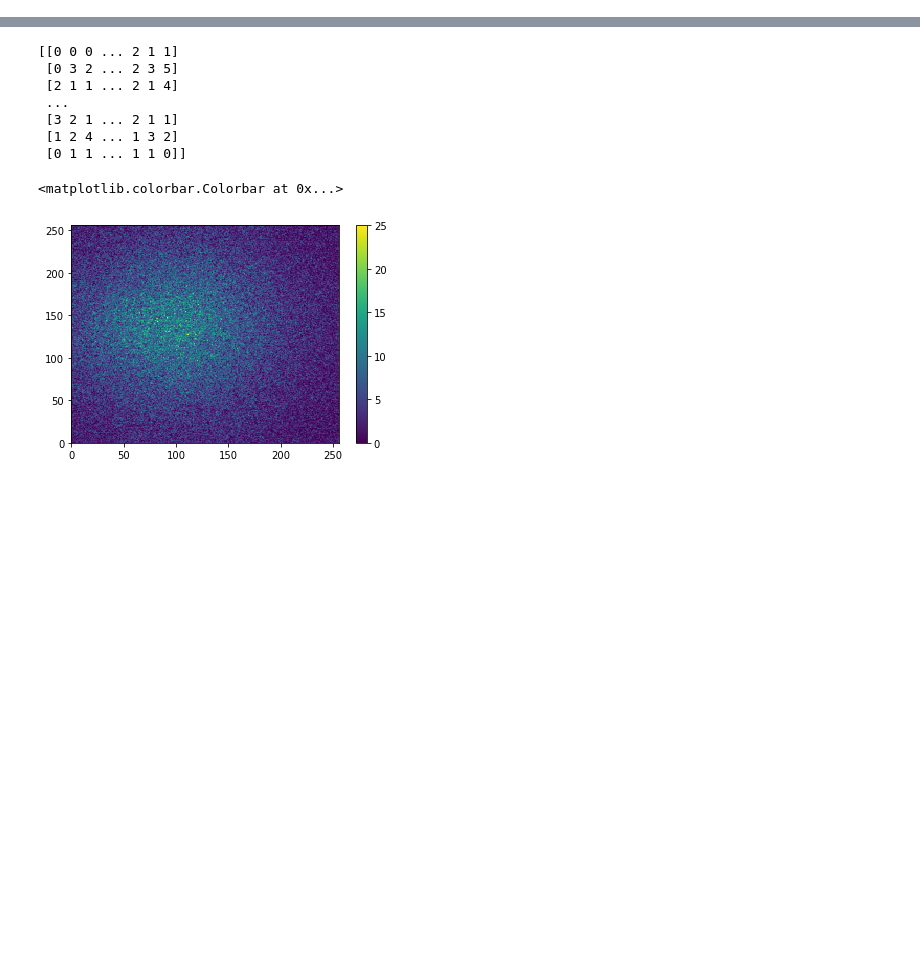
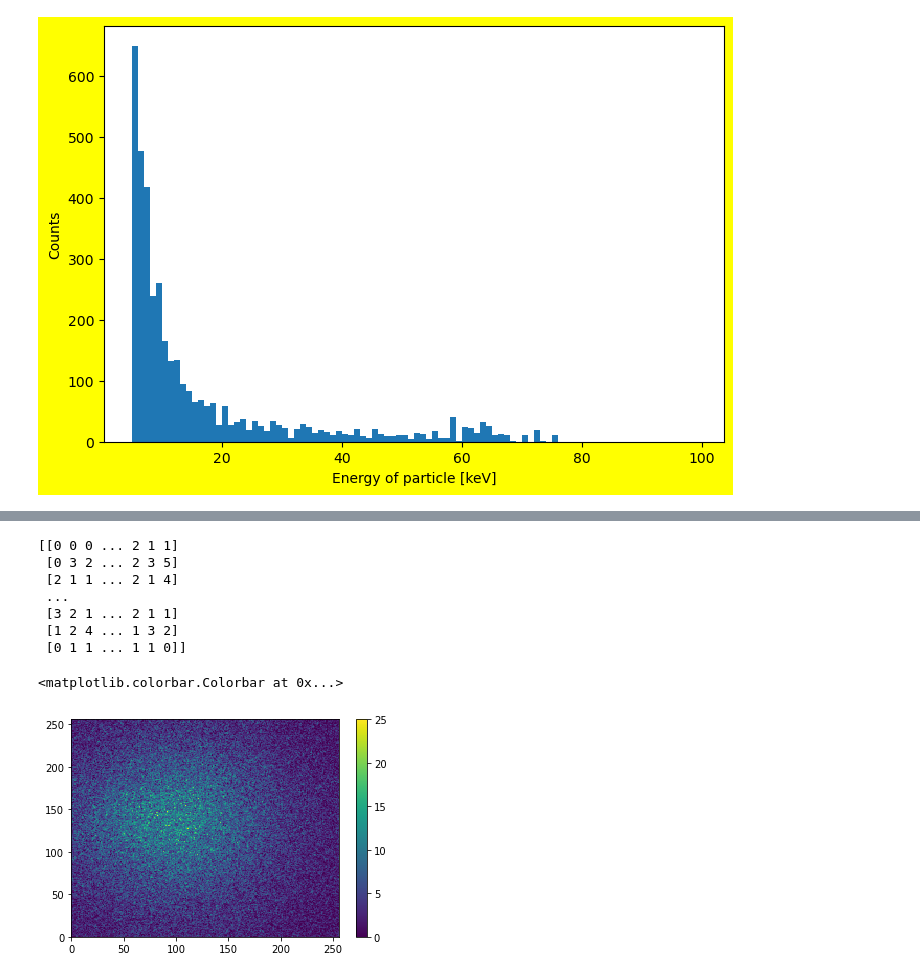
Before and after one commit to pmanaval/debora, a Jupyter notebook: FirstDataLoad.ipynb, the cells around one changed output, grey strips where cells are left out. Drawn from its saved outputs; the diff is of its cells as text; code cells hidden in the pictures; blank space fills up the shorter version.

```diff
--- a/FirstDataLoad.ipynb
+++ b/FirstDataLoad.ipynb
@@ -51,3 +52,23 @@ plt.hist(x = EngArray.flatten(),bins = np.arange(5,100))
+# %%
+FullEngRun = []
+for files in os.listdir(DataForEnergy + "\shortData"):
+    EnergyArray = []
+    EnergyArray = np.loadtxt(DataForEnergy + "\shortData\ ".replace(' ','') + files, delimiter=" ", dtype=float,
+                     converters={0: lambda s: s[1:], -1: lambda s: s[:-1]})
+    FullEngRun.append(EnergyArray)
+    plt.figure(figsize=(8, 5.5), dpi=100,facecolor='yellow')
+    plt.hist(x = EngArray.flatten(),bins = np.arange(5,100))
+    plt.savefig(CurrentWD + "\OutFlow\FirstShortFiles/" + "histfor"+str(files).replace('.txt', '.png'),dpi = 300)
+    plt.close()
+
+FullEngRunHist = np.concatenate(FullEngRun,0).flatten()
+plt.figure(figsize=(8, 5.5), dpi=100,facecolor='yellow')
+plt.hist(x = FullEngRunHist,bins = np.arange(5,100))
+plt.xlabel("Energy of particle [keV]")
+plt.ylabel('Counts')
+plt.savefig(CurrentWD + "\OutFlow\FirstShortFiles\FullRunHisto.png",dpi = 300)
+# %% [output]
+[figure, added]
 # %%
 # #FilesToLoad = [DataPath+"/Ba-133/Ba-133{val:04.0f}.txt".format(val = i) for i in range(1000)]
 #
```
Also changed, not shown: parts of 3 cells of this notebook, 22 other files.
